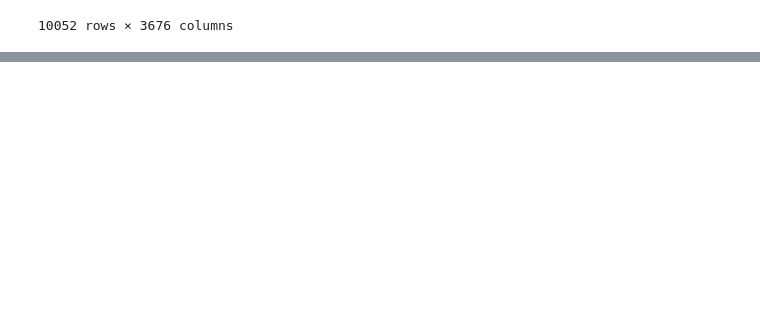
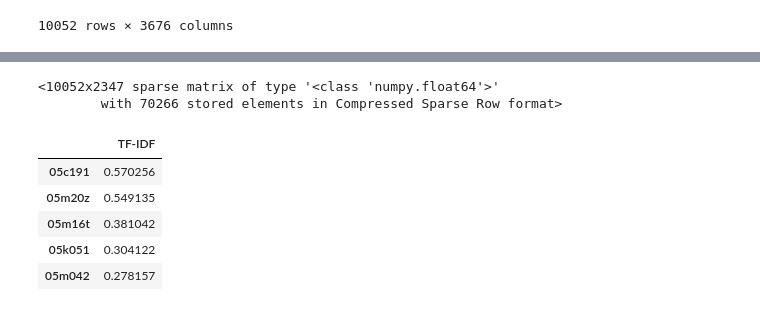
Before and after one commit to Kirscher/TextMining_Parcours_de_soin, a Jupyter notebook: text_mining/motifs_frequents_tfidf.ipynb, the cells around one changed output, grey strips where cells are left out. Drawn from its saved outputs; the diff is of its cells as text; code cells hidden in the pictures; blank space fills up the shorter version.

```diff
--- a/text_mining/motifs_frequents_tfidf.ipynb
+++ b/text_mining/motifs_frequents_tfidf.ipynb
@@ -35,0 +42,7 @@ memory usage: 281.9+ MB
+# %%
+vectorizer = TfidfVectorizer(use_idf=True)
+# %%
+corpus=[]
+for patient in tqdm(range(len(data))):
+    p_soins=data.iloc[patient].dropna().tolist()[1:]
+    corpus.append(" ".join(p_soins))
@@ -35,0 +62,18 @@ memory usage: 281.9+ MB
+# %%
+X = vectorizer.fit_transform(corpus)
+# %%
+X
+# %% [output]
+<10052x2347 sparse matrix of type '<class 'numpy.float64'>'
+        with 70266 stored elements in Compressed Sparse Row format>
+# %%
+df = pd.DataFrame(X[0].T.todense(), index=vectorizer.get_feature_names_out(), columns=["TF-IDF"])
+df = df.sort_values('TF-IDF', ascending=False)
+df.head()
+# %% [output]
+|  | TF-IDF |
+| 05c191 | 0.570256 |
+| 05m20z | 0.549135 |
+| 05m16t | 0.381042 |
+| 05k051 | 0.304122 |
+| 05m042 | 0.278157 |
```
Also changed, not shown: parts of 14 cells of this notebook, 1 other file.
